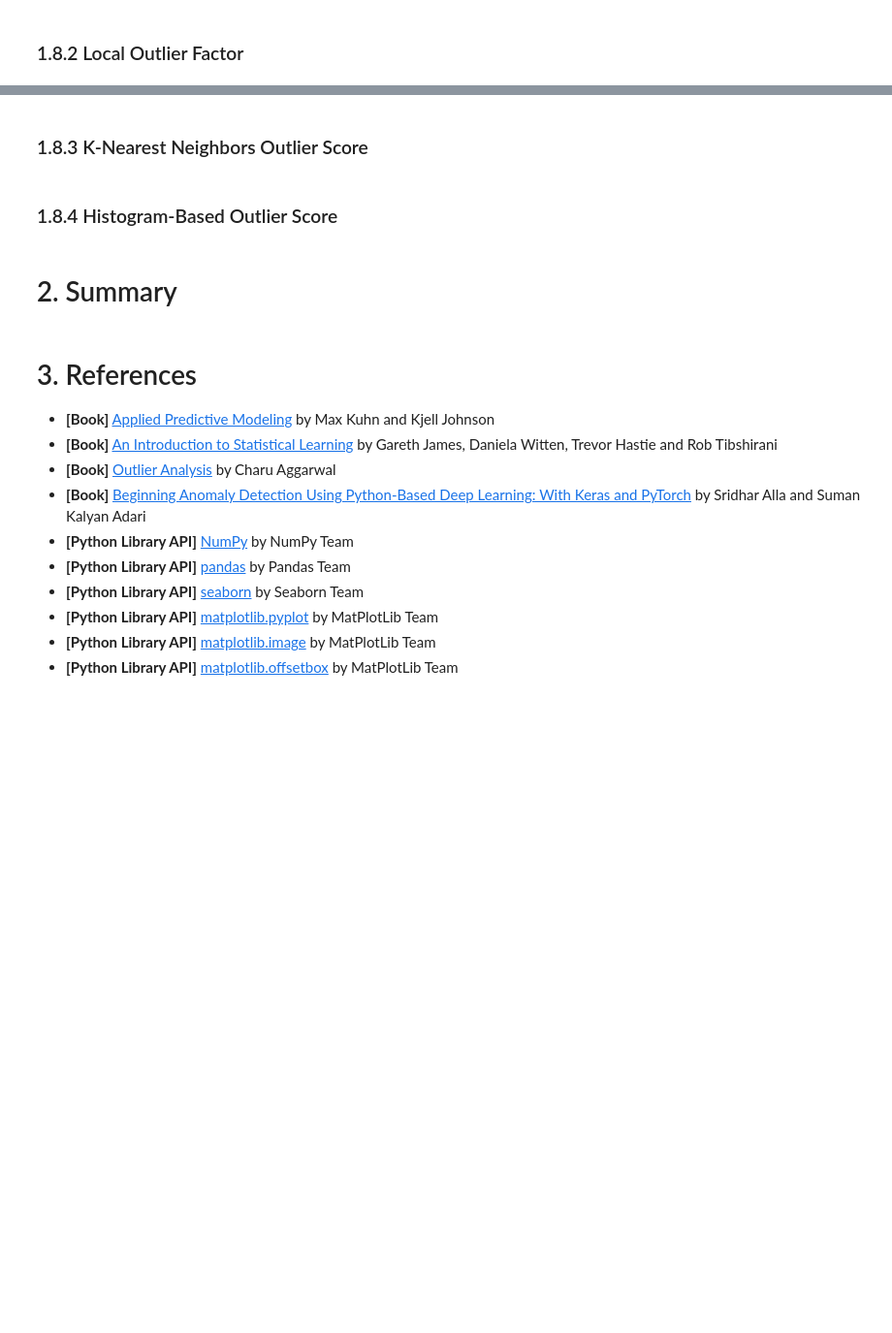
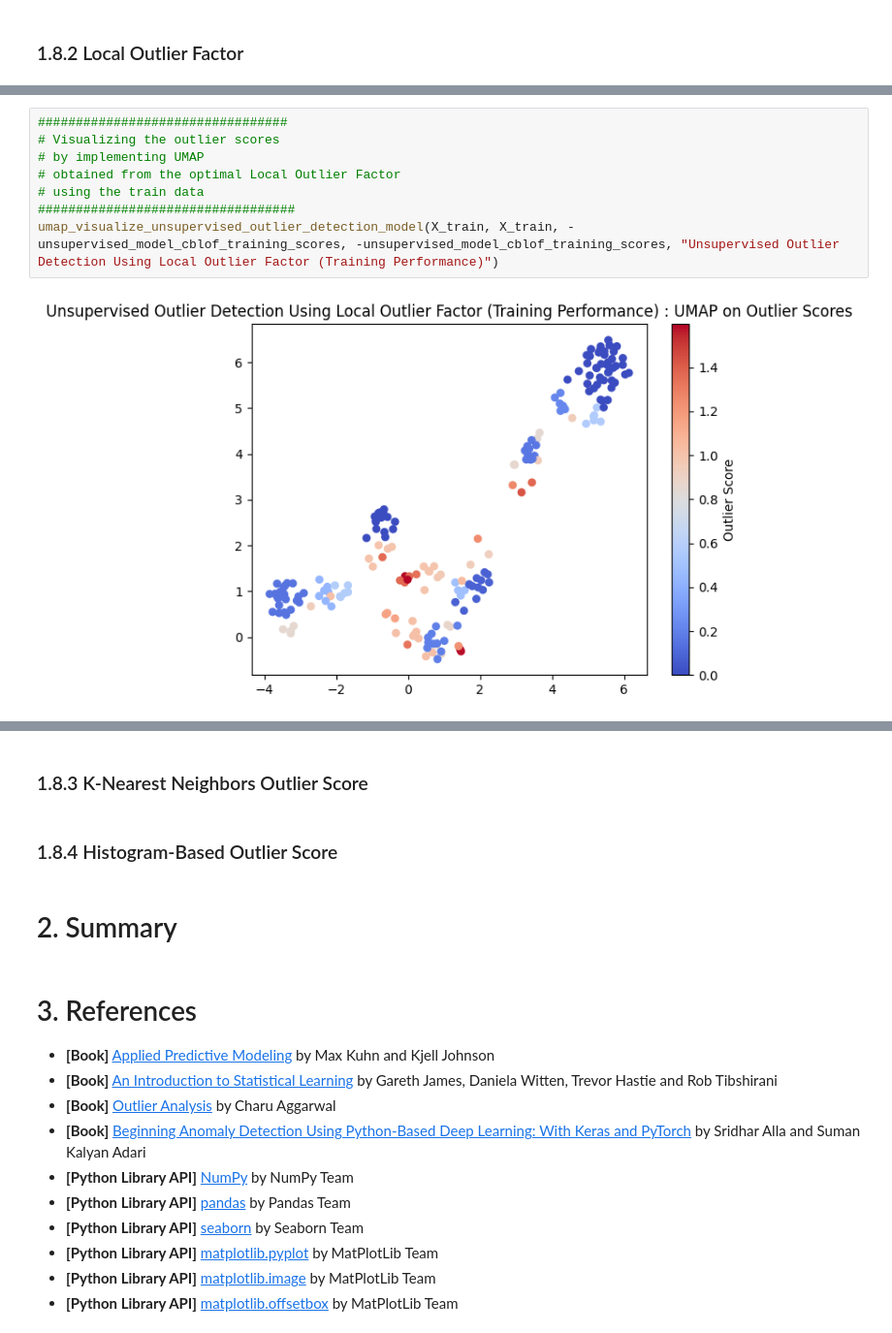
Before and after one commit to JohnPaulinePineda/Portfolio_Project_61, a Jupyter notebook: codes/DetectingAndEvaluatingAnomaliesInCategoricalDataUnderSupervisedAndUnsupervisedSettings.ipynb, the cells around one changed output, grey strips where cells are left out. Shown at 97% size. Cells and saved outputs as stored; diff of their text form; blank space fills up the shorter version.

```diff
--- a/codes/DetectingAndEvaluatingAnomaliesInCategoricalDataUnderSupervisedAndUnsupervisedSettings.ipynb
+++ b/codes/DetectingAndEvaluatingAnomaliesInCategoricalDataUnderSupervisedAndUnsupervisedSettings.ipynb
@@ -2134,0 +2204,10 @@ umap_visualize_unsupervised_outlier_detection_model(X_train, X_validation, -unsu
+# %%
+#################################
+# Visualizing the outlier scores
+# by implementing UMAP
+# obtained from the optimal Local Outlier Factor
+# using the train data
+##################################
+umap_visualize_unsupervised_outlier_detection_model(X_train, X_train, -unsupervised_model_cblof_training_scores, -unsupervised_model_cblof_training_scores, "Unsupervised Outlier Detection Using Local Outlier Factor (Training Performance)")
+# %% [output]
+[figure, added]
```
Also changed, not shown: parts of 15 cells of this notebook, 2 other files.
